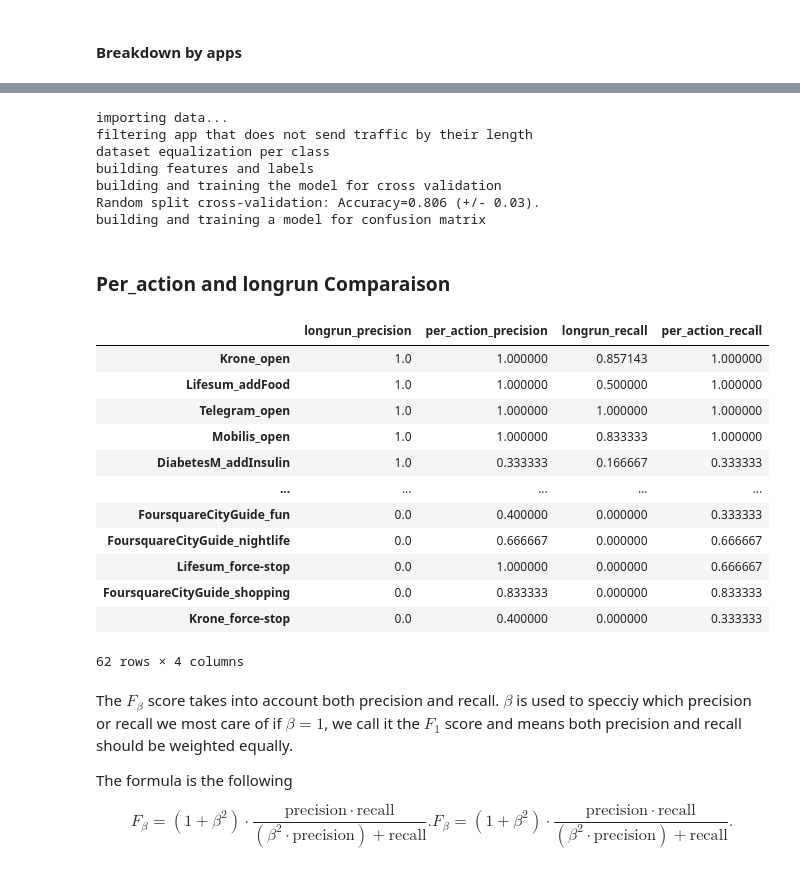
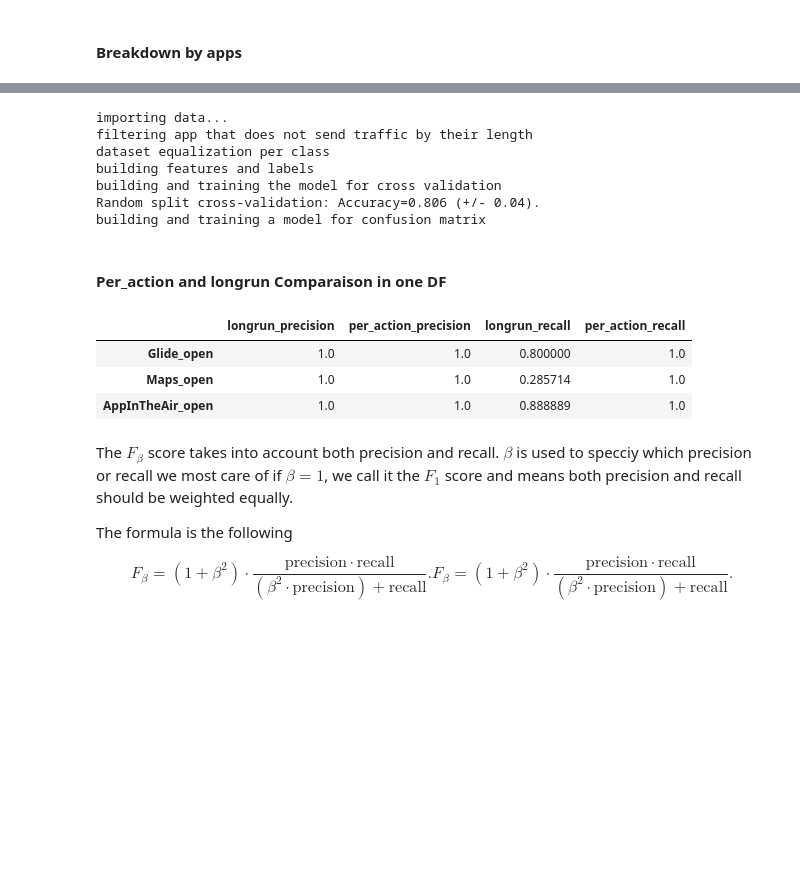
Before and after one commit to alex35469/Traffic-Analysis-on-wearables, a Jupyter notebook: Classification/Longrun identification.ipynb, the cells around one changed output, grey strips where cells are left out. Drawn from its saved outputs; the diff is of its cells as text; code cells hidden in the pictures; blank space fills up the shorter version.

```diff
--- a/Classification/Longrun identification.ipynb
+++ b/Classification/Longrun identification.ipynb
@@ -685,18 +837,17 @@ def intersection_fname(files1, files2, print_missing=True):
 # %%
-DATA_PATH = "./data/huawei/longrun/deterministic-15min-1/"
-GROUND_TRUTH_PATH = "./data/huawei/longrun/deterministic-15min-1/ground-truth/"
-CHECKED_GT = "./data/huawei/longrun/deterministic-15min-1/checked-gt/"
+DATA_PATH = "./data/huawei/longrun/deterministic-20min-1/"
+GROUND_TRUTH_PATH = DATA_PATH + "ground-truth/"
 
 data_path_content = sorted(glob.glob(DATA_PATH + '*.csv', recursive=True))
 gt_path_content = sorted(glob.glob(GROUND_TRUTH_PATH + '*.log', recursive=True))
-checked_gt_path_content = sorted(glob.glob(CHECKED_GT + '*.log', recursive=True))
 
 
 # All data that can be used must have their .log companion (in ground-truth)
 ready_dataset = intersection_fname(data_path_content, gt_path_content)
-# All checkeds that can be used must have their .log companion (in ground-truth)
-checked_files = intersection_fname([f + ".log" for f in ready_dataset], checked_gt_path_content, print_missing=False)
 
-# All data that can be used to evaluate the model
 path_files_data = [DATA_PATH + f + ".csv" for f in ready_dataset]
 path_files_ground_truth = [GROUND_TRUTH_PATH + f + ".log" for f in ready_dataset]
+
+# Read ground_truth and make boundaries
+content_ground_truth = read_longrun_log_files(path_files_ground_truth, all_actions)
+content_ground_truth = make_bound_for_timing_in_action(content_ground_truth, lower, upper)
@@ -1074,11 +1085,21 @@ To evaluate the system, we first defined the following:
 # %%
 def overlaps(a, b):
     return not (b[0] > a[1] or a[0] > b[1])
+
 
 def overlap_length(a,b):
     if not overlaps(a, b):
         return 0
     return  min(a[1], b[1]) - max(a[0], b[0])
+
+
+def majority_voting(pred_vec):
+    return clf.classes_[np.argmax(pred_vec)]
+
+
+def top_n_majority_voting(pred_vec):
+    top_args = np.argsort(-pred_vec)[:TOP_N].tolist()
+    return [clf.classes_[top_arg] for top_arg in top_args]
 
 
 def compute_eval_metric(prediciton, ground_truth, method="majority_voting", TOP_N=3, print_details=True):
@@ -1119,13 +1140,14 @@ def compute_eval_metric(prediciton, ground_truth, method="majority_voting", TOP_
             print(pred[2] + " correct pref (tp + 1 = ", tp,")")
         return tp
 
+
     def majority_voting(pred_vec):
         return clf.classes_[np.argmax(pred_vec)]
+
 
     def top_n_majority_voting(pred_vec):
         top_args = np.argsort(-pred_vec)[:TOP_N].tolist()
         return [clf.classes_[top_arg] for top_arg in top_args]
-
 
 
 
@@ -1170,19 +1192,19 @@ all_wrong_pred = []
 all_correct_pred = []
 all_missed_gt = []
 for capture in captures:
-    if capture == "longrun_deterministic_20-04-03_04-23-24":
+    if capture == "":
         continue
-    (correct_pred, wrong_pred, missed_gt) = compute_eval_metric(predicted[capture] , bounded_gt[capture], method='majority_voting', print_details=False)
+    (correct_pred, wrong_pred, missed_gt) = compute_eval_metric(predicted[capture] , content_ground_truth[capture], method='majority_voting', print_details=False)
     all_wrong_pred += wrong_pred
     all_correct_pred += correct_pred
     all_missed_gt += missed_gt
 
-
+    print(capture)
     tp, fp, fn = len(correct_pred), len(wrong_pred), len(missed_gt)
-
+    #if tp + fp != 0 or tp + fn !=0:
     precision = tp / (tp + fp)
     recall = tp / (tp + fn)
-    print(capture)
+
     print("precision = {}, recall = {}".format(precision, recall))
     print()
 # %% [output]
@@ -1427,8 +1430,8 @@ precisions = precisions.drop(action_not_in_dataset.index)
 recalls = recalls.drop(action_not_in_dataset.index)
 # %%
 # Choose the data to be included in the model
-DATA_PATH = ["data/huawei/Endomondo-1/", "data/huawei/force-stop/", "data/huawei/DiabetesM-2/",
-             "data/huawei/DiabetesM-3/", "data/huawei/DiabetesM-4/",
+DATA_PATH = ["data/huawei/Endomondo-1/", "data/huawei/AppInTheAir-1/", "data/huawei/force-stop/",
+             "data/huawei/DiabetesM-2/", "data/huawei/DiabetesM-3/", "data/huawei/DiabetesM-4/",
              "data/huawei/FoursquareCityGuide-1/", "data/huawei/HealthyRecipes-1/",
              "data/huawei/Lifesum-1/", "data/huawei/Playstore-1/", "data/huawei/open-6/"]
 
@@ -1439,10 +1442,10 @@ filtering app that does not send traffic by their length
 dataset equalization per class
 building features and labels
 building and training the model for cross validation
-Random split cross-validation: Accuracy=0.806 (+/- 0.03).
+Random split cross-validation: Accuracy=0.806 (+/- 0.04).
 building and training a model for confusion matrix
 # %% [markdown]
-### Per_action and longrun Comparaison
+#### Per_action and longrun Comparaison in one DF
 # %%
 all_actions = np.array(list(all_actions))
 precision , recall, f1_score, t = precision_recall_fscore_support(y_true, y_pred, labels = all_actions)
@@ -1455,21 +1458,12 @@ model_recall = model_recall[recalls.index]
 total_evalution = pd.DataFrame([precisions, model_precision, recalls, model_recall], ["longrun_precision", "per_action_precision", "longrun_recall", "per_action_recall" ])
 total_evaluation = total_evalution.transpose()
 # %%
-total_evaluation
+total_evaluation.head(3)
 # %% [output]
 |  | longrun_precision | per_action_precision | longrun_recall | per_action_recall |
-| Krone_open | 1.0 | 1.000000 | 0.857143 | 1.000000 |
-| Lifesum_addFood | 1.0 | 1.000000 | 0.500000 | 1.000000 |
-| Telegram_open | 1.0 | 1.000000 | 1.000000 | 1.000000 |
-| Mobilis_open | 1.0 | 1.000000 | 0.833333 | 1.000000 |
-| DiabetesM_addInsulin | 1.0 | 0.333333 | 0.166667 | 0.333333 |
-| ... | ... | ... | ... | ... |
-| FoursquareCityGuide_fun | 0.0 | 0.400000 | 0.000000 | 0.333333 |
-| FoursquareCityGuide_nightlife | 0.0 | 0.666667 | 0.000000 | 0.666667 |
-| Lifesum_force-stop | 0.0 | 1.000000 | 0.000000 | 0.666667 |
-| FoursquareCityGuide_shopping | 0.0 | 0.833333 | 0.000000 | 0.833333 |
-| Krone_force-stop | 0.0 | 0.400000 | 0.000000 | 0.333333 |
+| Glide_open | 1.0 | 1.0 | 0.800000 | 1.0 |
+| Maps_open | 1.0 | 1.0 | 0.285714 | 1.0 |
+| AppInTheAir_open | 1.0 | 1.0 | 0.888889 | 1.0 |
-62 rows × 4 columns
 # %% [markdown]
 The $F_\beta$ score takes into account both precision and recall. $\beta$ is used to specciy which precision or recall we most care of if $\beta=1$, we call it the $F_1$ score and means both precision and recall should be weighted equally.
 
```
Also changed, not shown: parts of 39 cells of this notebook.
